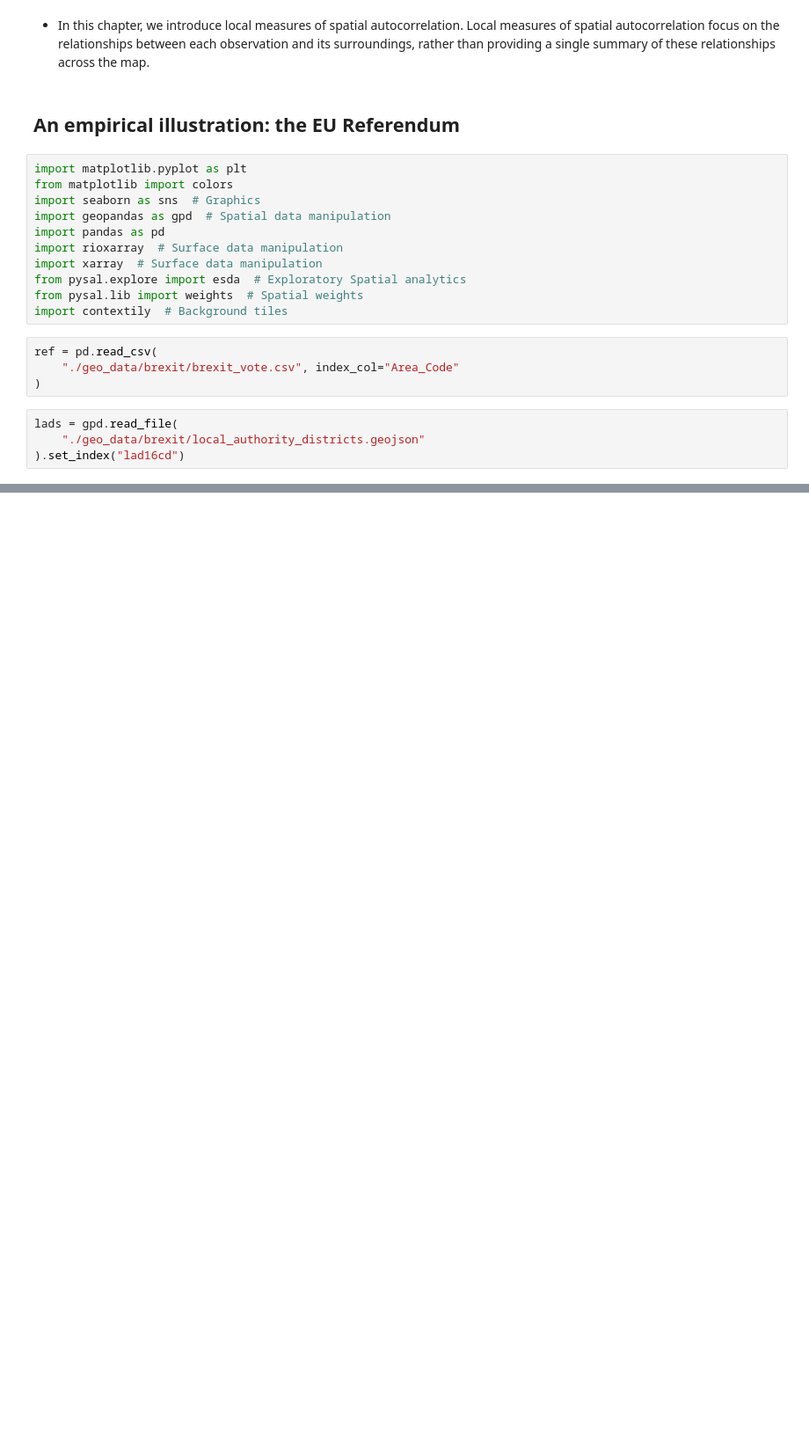
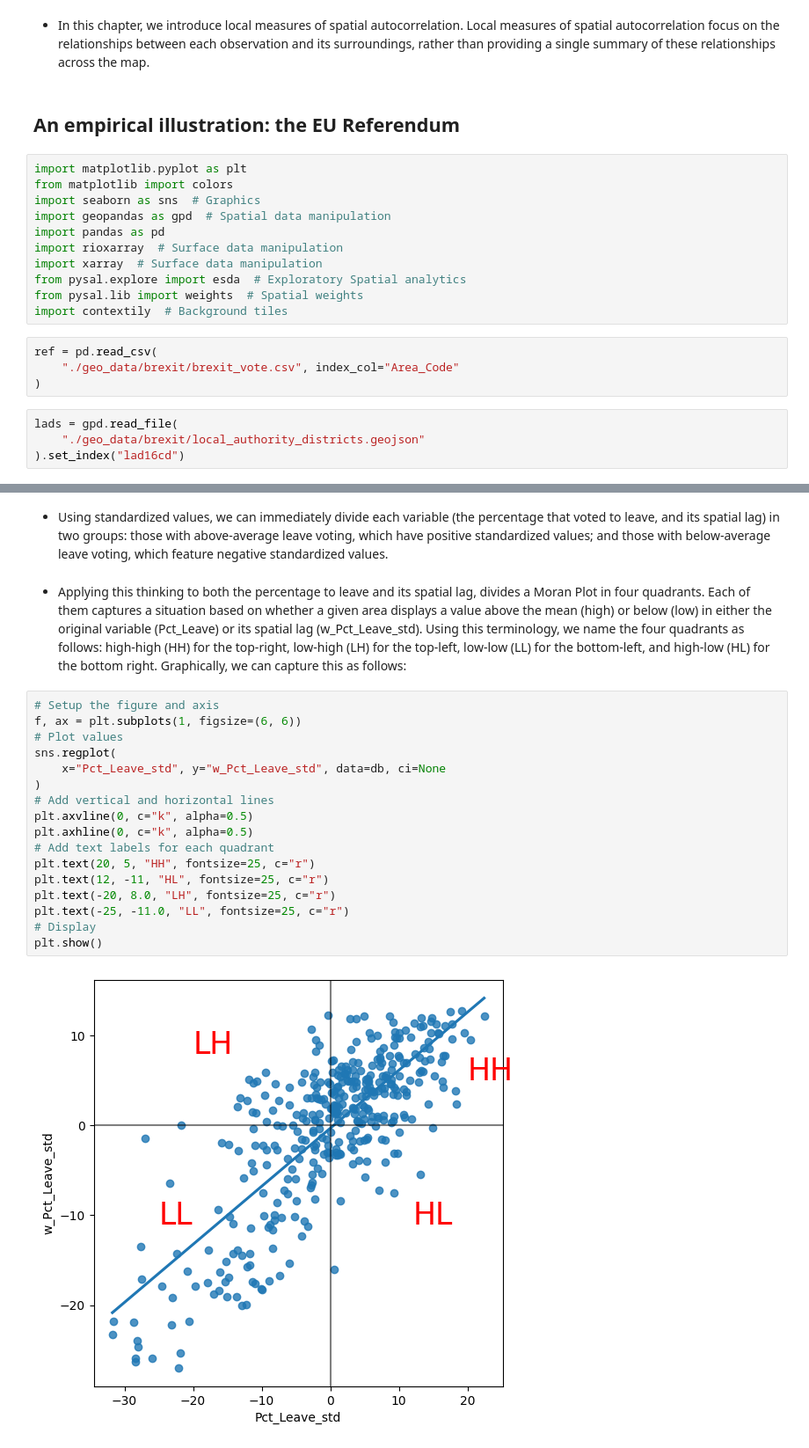
Before and after one commit to Maras13/geographic_data_science, a Jupyter notebook: Local_Spatial_Autocorrelation.ipynb, the cells around one changed output, grey strips where cells are left out. Shown at 88% size. Drawn from its saved outputs; the diff is of its cells as text; blank space fills up the shorter version.

```diff
--- a/Local_Spatial_Autocorrelation.ipynb
+++ b/Local_Spatial_Autocorrelation.ipynb
@@ -27,0 +109,23 @@ lads = gpd.read_file(
+# %% [markdown]
+- Using standardized values, we can immediately divide each variable (the percentage that voted to leave, and its spatial lag) in two groups: those with above-average leave voting, which have positive standardized values; and those with below-average leave voting, which feature negative standardized values.
+# %% [markdown]
+*  Applying this thinking to both the percentage to leave and its spatial lag, divides a Moran Plot in four quadrants. Each of them captures a situation based on whether a given area displays a value above the mean (high) or below (low) in either the original variable (Pct_Leave) or its spatial lag (w_Pct_Leave_std). Using this terminology, we name the four quadrants as follows: high-high (HH) for the top-right, low-high (LH) for the top-left, low-low (LL) for the bottom-left, and high-low (HL) for the bottom right. Graphically, we can capture this as follows:
+# %%
+# Setup the figure and axis
+f, ax = plt.subplots(1, figsize=(6, 6))
+# Plot values
+sns.regplot(
+    x="Pct_Leave_std", y="w_Pct_Leave_std", data=db, ci=None
+)
+# Add vertical and horizontal lines
+plt.axvline(0, c="k", alpha=0.5)
+plt.axhline(0, c="k", alpha=0.5)
+# Add text labels for each quadrant
+plt.text(20, 5, "HH", fontsize=25, c="r")
+plt.text(12, -11, "HL", fontsize=25, c="r")
+plt.text(-20, 8.0, "LH", fontsize=25, c="r")
+plt.text(-25, -11.0, "LL", fontsize=25, c="r")
+# Display
+plt.show()
+# %% [output]
+[figure, added]
```
Also changed, not shown: parts of 10 cells of this notebook.
